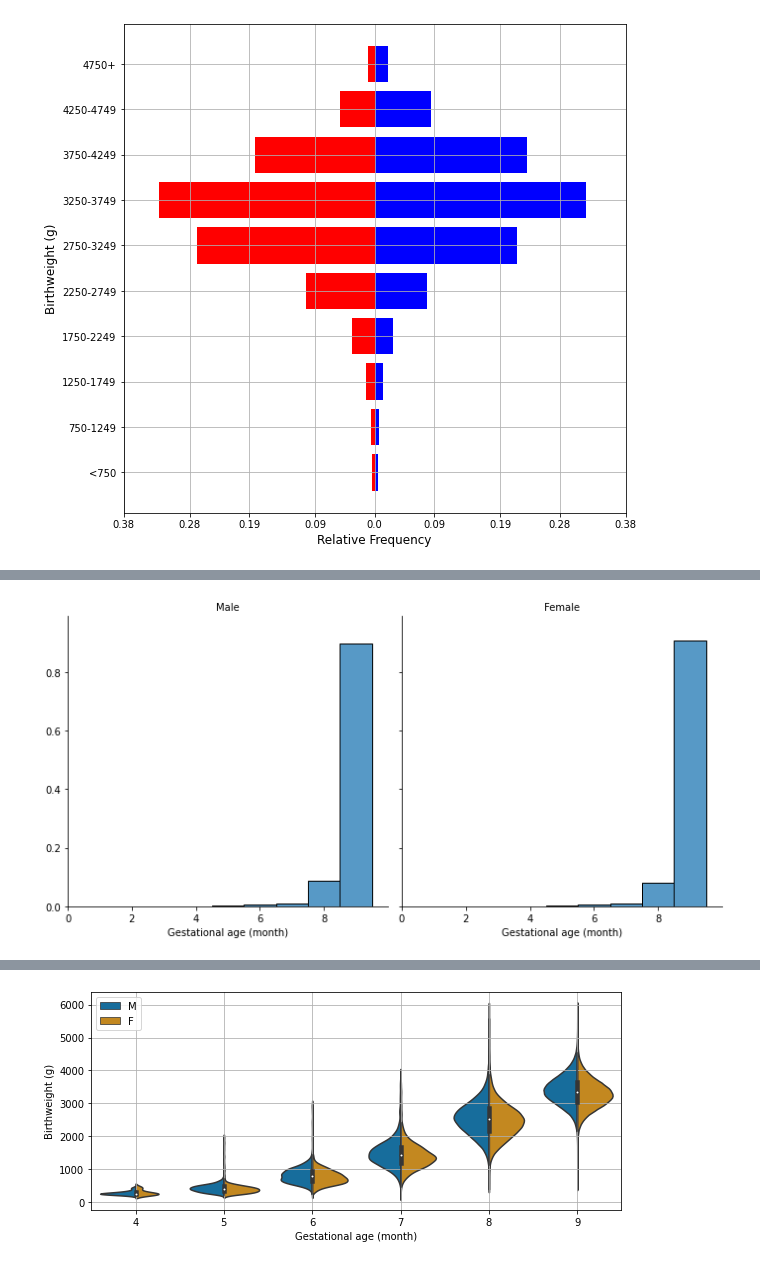
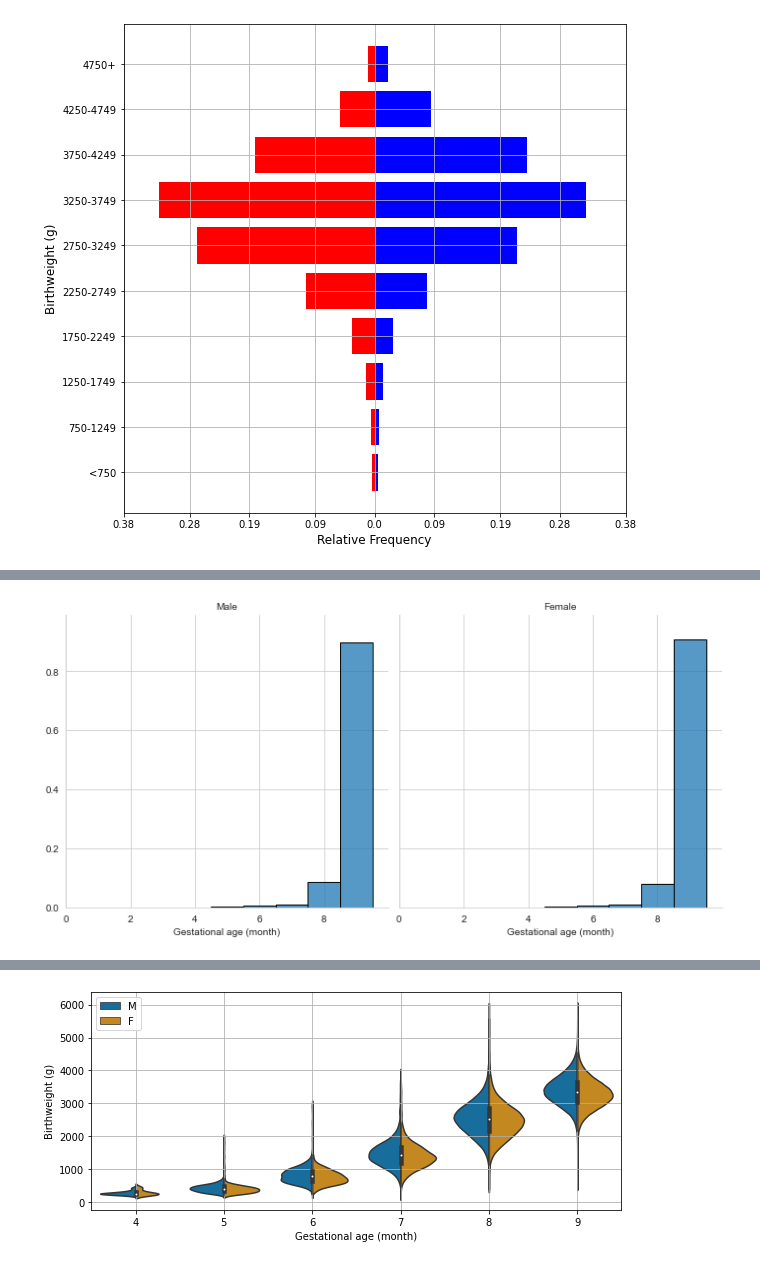
Before and after one commit to marcjmccoy/DATA624_HW4, a Jupyter notebook: hw4_week5 .ipynb, the cells around one changed output, grey strips where cells are left out. Drawn from its saved outputs; the diff is of its cells as text; code cells hidden in the pictures.

```diff
--- a/hw4_week5 .ipynb
+++ b/hw4_week5 .ipynb
@@ -77,36 +77,38 @@ def gaWeeksToMonth(gaWeek):
     if gaWeek < 4 :
         return 1
     elif gaWeek < 10 :
         return 2
     elif gaWeek < 13 :
         return 3
     elif gaWeek < 19 :
         return 4
     elif gaWeek < 23 :
           return 5
     elif gaWeek < 28 :
         return 6
     elif gaWeek < 32 :
         return 7
     elif gaWeek < 37 :
         return 8
     else :
         return 9
 
 #wrangling
 weightData['monthGA'] = weightData['ga'].apply(lambda x:  gaWeeksToMonth(x))
 weightData["sex"] = weightData["sex"].map({'M': "Male", "F": "Female"})
 weightData.rename(columns={"monthGA": "Gestational age (month)"}, inplace=True)
 
 
-g = sns.FacetGrid(weightData, col='sex', height=5 ,sharex=True, sharey=True )
-g.map(sns.histplot, "Gestational age (month)", bins=9, stat='probability', linewidth=1.0, edgecolor='black', discrete=True)
+g = sns.FacetGrid(weightData, col='sex', height=5 ,sharex=True, sharey=True)
+g.map(sns.histplot, "Gestational age (month)", bins=9, stat='probability', linewidth=1.0, edgecolor='black', discrete=True, ax=ax)
+ax.yaxis.grid(True) #plot horizontal lines
+ax.xaxis.grid(True) #do not plot vertical lines
 g.set_titles('{col_name}')
 g.set(xlim=(0,9.99),ylim=(0,0.99))
 g.set(ylabel=None) #remove the y label
 plt.show()
 # %% [output]
-[figure, old version]
+[figure, new version]
 # %% [markdown]
 # Violin plot [22 pts]
 
```
Also changed, not shown: parts of 1 cell of this notebook.
